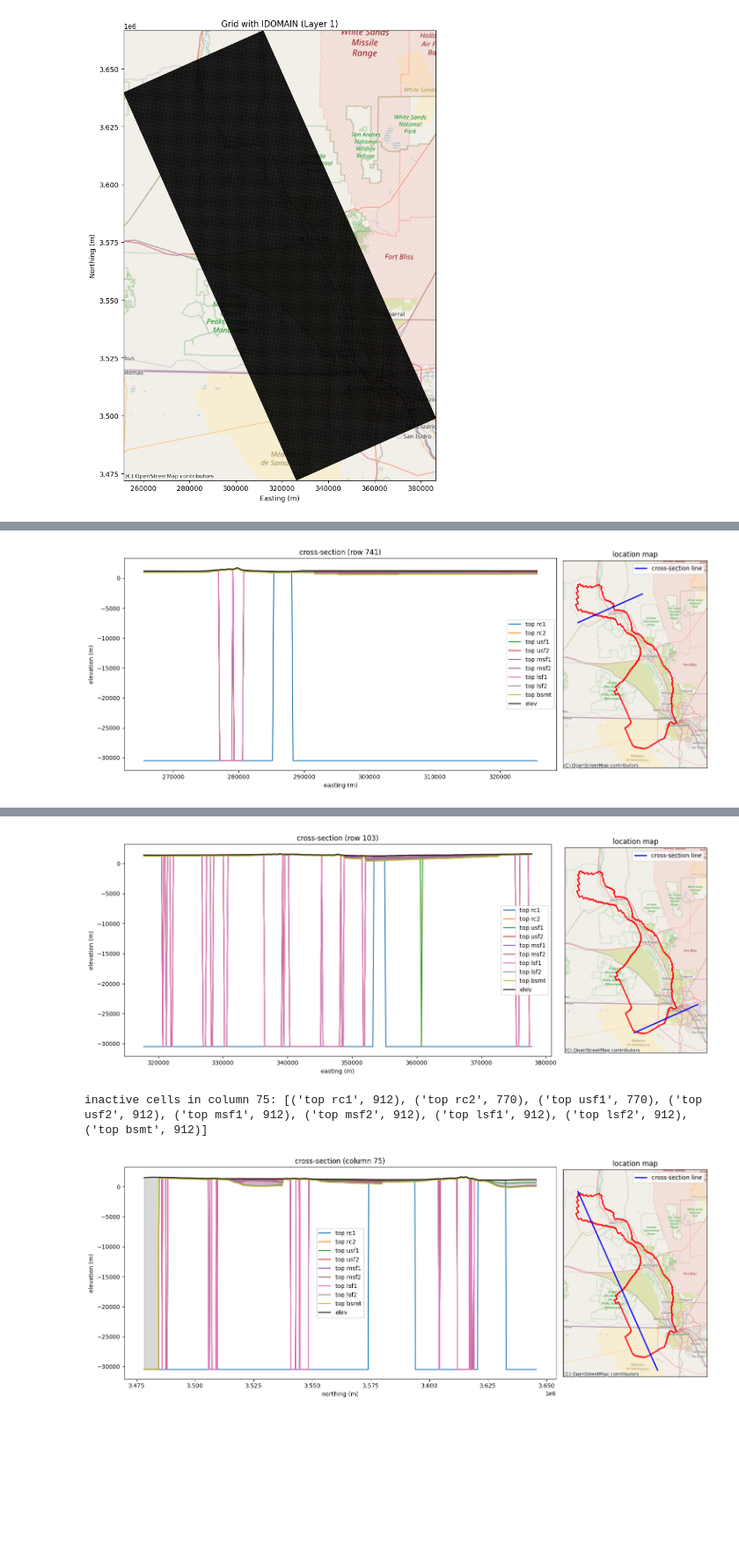
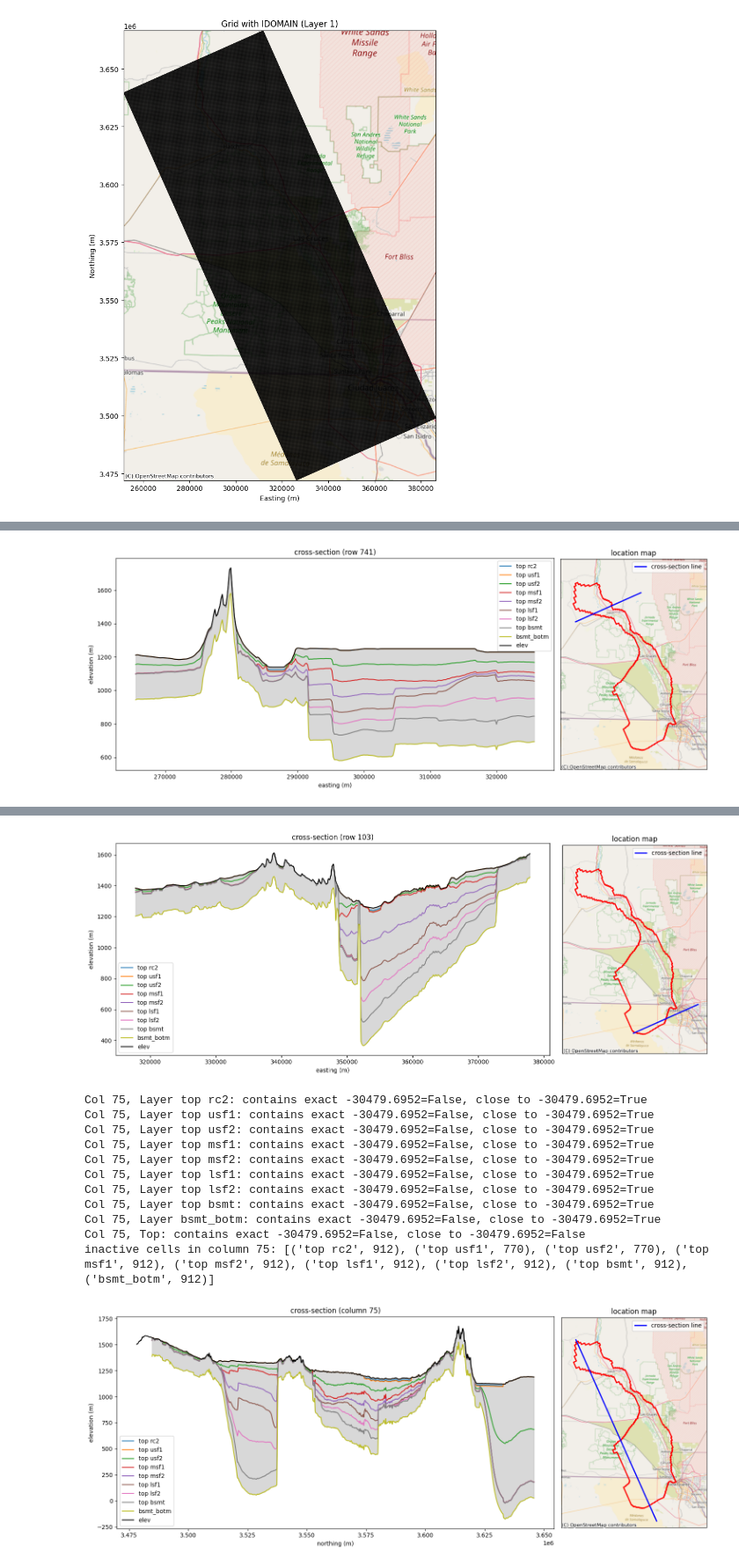
Before and after one commit to clawrim/rgtihm, a Jupyter notebook: rgtihm.ipynb, the cells around one changed output, grey strips where cells are left out. Shown at 88% size. Saved outputs shown, nothing was run; the diff lists cells and outputs as text; code cells hidden in the pictures; blank space fills up the shorter version.

Commit message:
added visualization of cross sections with nodata value removed from the figures

```diff
--- a/rgtihm.ipynb
+++ b/rgtihm.ipynb
@@ -1562,43 +1566,47 @@ plt.show()
 rows = [538, 741, 103]
 col = 75
 
-# corrected geological layer names (only 9 layers, not 10)
-layer_names = ["top rc1", "top rc2", "top usf1", "top usf2",
+layer_names = ["top rc2", "top usf1", "top usf2",
                "top msf1", "top msf2", "top lsf1", "top lsf2",
-               "top bsmt"]  # removed "base bsmt" since it's botm[-1]
+               "top bsmt", "bsmt_botm"]
 
-# debug shapes
 print("botm shape:", botm.shape)
 print("top shape:", top.shape)
 print("x_rot shape:", X_rot.shape)
 print("y_rot shape:", Y_rot.shape)
 
-# no-data sentinel for elevations
-no_data_sentinel = -99999
+# no-data sentinel in meters (approx -99999 feet * 0.3048)
+no_data_sentinel = -30479.6952
+tolerance = 1.0  # tolerance in meters to catch floating-point variations
+
+# debug function to check for sentinel values
+def check_sentinel(data, sentinel, label):
+    close_to_sentinel = np.any(np.abs(data - sentinel) < tolerance)
+    exact_sentinel = np.any(data == sentinel)
+    print(f"{label}: contains exact {sentinel}={exact_sentinel}, close to {sentinel}={close_to_sentinel}")
 
 for row in rows:
     fig, (ax1, ax2) = plt.subplots(1, 2, figsize=(15, 6), gridspec_kw={'width_ratios': [3, 1]})
 
-    # elevation profile - plot geological layers, trim x_rot, handle -99999 as no-data
-    x_trimmed = X_rot[row, :ncol]  # use ncol (328) to match botm
+    x_trimmed = X_rot[row, :ncol]
     for lay, name in zip(range(nlay), layer_names):
         bot = botm[lay, row, :]
-        # replace -99999 with nan for plotting, keep original data intact
-        bot_plot = np.where(bot == no_data_sentinel, np.nan, bot)
+        # debug: check values in this layer
+        check_sentinel(bot, no_data_sentinel, f"Row {row}, Layer {name}")
+        # replace values close to sentinel with nan
+        bot_plot = np.where(np.abs(bot - no_data_sentinel) < tolerance, np.nan, bot)
         ax1.plot(x_trimmed, bot_plot, label=name)
 
-    # handle top similarly
-    top_plot = np.where(top[row, :] == no_data_sentinel, np.nan, top[row, :])
+    top_data = top[row, :]
+    check_sentinel(top_data, no_data_sentinel, f"Row {row}, Top")
+    top_plot = np.where(np.abs(top_data - no_data_sentinel) < tolerance, np.nan, top_data)
     ax1.plot(x_trimmed, top_plot, 'k-', label='elev')
 
-    # check and print inactive cells per layer
     inactive_cells = [(name, (idomain[lay, row, :] == 0).sum()) for lay, name in enumerate(layer_names)]
     print(f"inactive cells in row {row}: {inactive_cells}")
 
-    # fill between bottom and top, use nan for no-data
-    botm_base = np.where(botm[-1, row, :] == no_data_sentinel, np.nan, botm[-1, row, :])
-    top_fill = np.where(top[row, :] == no_data_sentinel, np.nan, top[row, :])
-    # mask nan for fill_between to avoid plotting no-data areas
+    botm_base = np.where(np.abs(botm[-1, row, :] - no_data_sentinel) < tolerance, np.nan, botm[-1, row, :])
+    top_fill = np.where(np.abs(top[row, :] - no_data_sentinel) < tolerance, np.nan, top[row, :])
     valid_mask = ~np.isnan(botm_base) & ~np.isnan(top_fill)
     ax1.fill_between(x_trimmed[valid_mask], botm_base[valid_mask], top_fill[valid_mask], color='gray', alpha=0.3)
 
@@ -1607,11 +1615,10 @@ for row in rows:
     ax1.set_ylabel('elevation (m)')
     ax1.legend()
 
-    # basemap inset for location
     ax2.imshow(idomain[0], extent=[X_rot.min(), X_rot.max(), Y_rot.min(), Y_rot.max()], cmap='binary', alpha=0.5)
     gdf.plot(ax=ax2, edgecolor='red', facecolor='none', linewidth=2)
     cx.add_basemap(ax2, crs=model_crs, source=cx.providers.OpenStreetMap.Mapnik)
-    ax2.plot(X_rot[row, :], Y_rot[row, :], 'b-', lw=2, label='cross-section line')  # full x_rot for map
+    ax2.plot(X_rot[row, :], Y_rot[row, :], 'b-', lw=2, label='cross-section line')
     ax2.set_title('location map')
     ax2.legend()
     ax2.set_xticks([])
@@ -1619,27 +1626,25 @@ for row in rows:
     plt.tight_layout()
     plt.show()
 
-# cross-section for column 75
 fig, (ax1, ax2) = plt.subplots(1, 2, figsize=(15, 6), gridspec_kw={'width_ratios': [3, 1]})
 
-y_trimmed = Y_rot[:nrow, col]  # use nrow (912) to match botm
+y_trimmed = Y_rot[:nrow, col]
 for lay, name in zip(range(nlay), layer_names):
     bot = botm[lay, :, col]
-    # replace -99999 with nan for plotting
-    bot_plot = np.where(bot == no_data_sentinel, np.nan, bot)
+    check_sentinel(bot, no_data_sentinel, f"Col {col}, Layer {name}")
+    bot_plot = np.where(np.abs(bot - no_data_sentinel) < tolerance, np.nan, bot)
     ax1.plot(y_trimmed, bot_plot, label=name)
 
-# handle top similarly
-top_plot = np.where(top[:, col] == no_data_sentinel, np.nan, top[:, col])
+top_data = top[:, col]
+check_sentinel(top_data, no_data_sentinel, f"Col {col}, Top")
+top_plot = np.where(np.abs(top_data - no_data_sentinel) < tolerance, np.nan, top_data)
 ax1.plot(y_trimmed, top_plot, 'k-', label='elev')
 
-# check and print inactive cells in the column
 inactive_cells_col = [(name, (idomain[lay, :, col] == 0).sum()) for lay, name in enumerate(layer_names)]
 print(f"inactive cells in column {col}: {inactive_cells_col}")
 
-# fill between bottom and top, use nan for no-data
-botm_base = np.where(botm[-1, :, col] == no_data_sentinel, np.nan, botm[-1, :, col])
-top_fill = np.where(top[:, col] == no_data_sentinel, np.nan, top[:, col])
+botm_base = np.where(np.abs(botm[-1, :, col] - no_data_sentinel) < tolerance, np.nan, botm[-1, :, col])
+top_fill = np.where(np.abs(top[:, col] - no_data_sentinel) < tolerance, np.nan, top[:, col])
 valid_mask = ~np.isnan(botm_base) & ~np.isnan(top_fill)
 ax1.fill_between(y_trimmed[valid_mask], botm_base[valid_mask], top_fill[valid_mask], color='gray', alpha=0.3)
 
@@ -1651,7 +1656,7 @@ ax1.legend()
 ax2.imshow(idomain[0], extent=[X_rot.min(), X_rot.max(), Y_rot.min(), Y_rot.max()], cmap='binary', alpha=0.5)
 gdf.plot(ax=ax2, edgecolor='red', facecolor='none', linewidth=2)
 cx.add_basemap(ax=ax2, crs=model_crs, source=cx.providers.OpenStreetMap.Mapnik)
-ax2.plot(X_rot[:, col], Y_rot[:, col], 'b-', lw=2, label='cross-section line')  # full y_rot for map
+ax2.plot(X_rot[:, col], Y_rot[:, col], 'b-', lw=2, label='cross-section line')
 ax2.set_title('location map')
 ax2.legend()
 ax2.set_xticks([])
@@ -1669 +1694 @@ inactive cells in row 741: [('top rc1', 328), ('top rc2', 236), ('top usf1', 236
-[figure, old version]
+[figure, new version]
@@ -1671,3 +1706,13 @@ inactive cells in row 103: [('top rc1', 328), ('top rc2', 254), ('top usf1', 254
-[figure, old version]
+[figure, new version]
-inactive cells in column 75: [('top rc1', 912), ('top rc2', 770), ('top usf1', 770), ('top usf2', 912), ('top msf1', 912), ('top msf2', 912), ('top lsf1', 912), ('top lsf2', 912), ('top bsmt', 912)]
+Col 75, Layer top rc2: contains exact -30479.6952=False, close to -30479.6952=True
+Col 75, Layer top usf1: contains exact -30479.6952=False, close to -30479.6952=True
+Col 75, Layer top usf2: contains exact -30479.6952=False, close to -30479.6952=True
+Col 75, Layer top msf1: contains exact -30479.6952=False, close to -30479.6952=True
+Col 75, Layer top msf2: contains exact -30479.6952=False, close to -30479.6952=True
+Col 75, Layer top lsf1: contains exact -30479.6952=False, close to -30479.6952=True
+Col 75, Layer top lsf2: contains exact -30479.6952=False, close to -30479.6952=True
+Col 75, Layer top bsmt: contains exact -30479.6952=False, close to -30479.6952=True
+Col 75, Layer bsmt_botm: contains exact -30479.6952=False, close to -30479.6952=True
+Col 75, Top: contains exact -30479.6952=False, close to -30479.6952=False
+inactive cells in column 75: [('top rc2', 912), ('top usf1', 770), ('top usf2', 770), ('top msf1', 912), ('top msf2', 912), ('top lsf1', 912), ('top lsf2', 912), ('top bsmt', 912), ('bsmt_botm', 912)]
-[figure, old version]
+[figure, new version]
```
Also changed, not shown: parts of 4 cells of this notebook.
